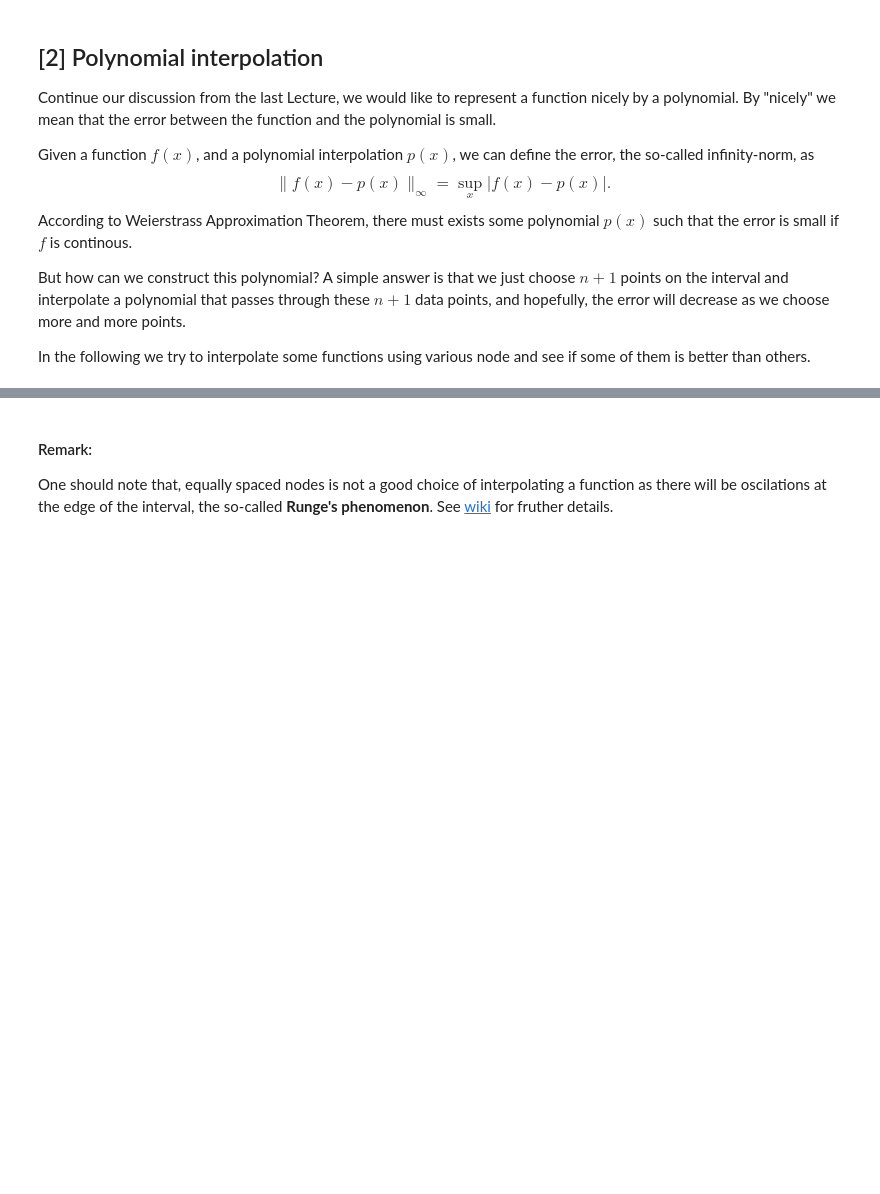
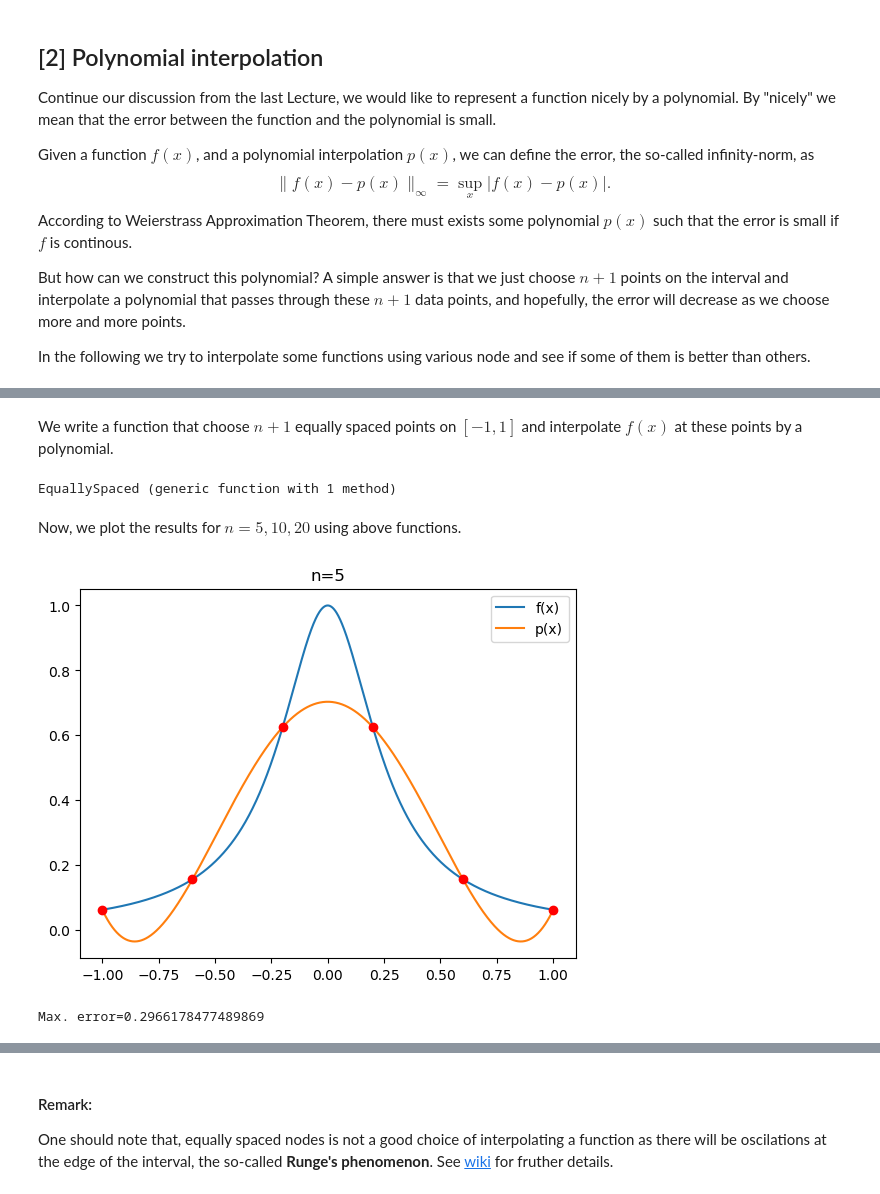
Before and after one commit to teshenglin/computational_mathematics, a Jupyter notebook: approximating_function_02.ipynb, the cells around one changed output, grey strips where cells are left out. Cells and saved outputs as stored; diff of their text form; code cells hidden in the pictures; blank space fills up the shorter version.

```diff
--- a/approximating_function_02.ipynb
+++ b/approximating_function_02.ipynb
@@ -39,0 +133,42 @@ We now try to interpolate $f(x) = \cos(x^3)$ on $[-1,1]$ at equally spaced nodes
+# %% [markdown]
+We write a function that choose $n+1$ equally spaced points on $[-1, 1]$ and interpolate $f(x)$ at these points by a polynomial.
+# %%
+# a function that retunrs the equally spaced nodes, y-value of the nodes, and the polynomial(as a function)
+function EquallySpaced(f::Function , n::Int)
+    # f: The function to interpolate
+    # n: The number of nodes
+
+    # Generate n+1 equally spaced points on [-1,1] and calcluate their mapped value
+    x_nodes=2*(0:n)/n .-1
+    f_nodes=f.(x_nodes);
+
+    # Calculate coeffiencts of the polynomial
+    A=zeros(n+1,n+1);
+    for i=1:n+1
+        A[:,i] = x_nodes.^(n+1-i)
+    end
+    c = A\f_nodes;
+
+    # Construct the polynomial
+    function p_inter(x)
+        p=0;
+        for i=1:n+1
+            p += c[i]*x^(n+1-i)
+        end
+        return p
+    end
+
+    # retunrs the nodes,y-value of the nodes, and the polynomial(as a function)
+    return x_nodes,f_nodes,p_inter
+end
+# %% [output]
+EquallySpaced (generic function with 1 method)
+# %% [markdown]
+Now, we plot the results for $n=5,10,20$ using above functions.
+# %%
+n=5
+x_nodes,f_nodes,p_inter=EquallySpaced(f,n);
+PlotInterpolation(f,p_inter,[x_nodes,f_nodes])
+# %% [output]
+[figure, added]
+Max. error=0.2966178477489869
```
Also changed, not shown: parts of 35 cells of this notebook.
